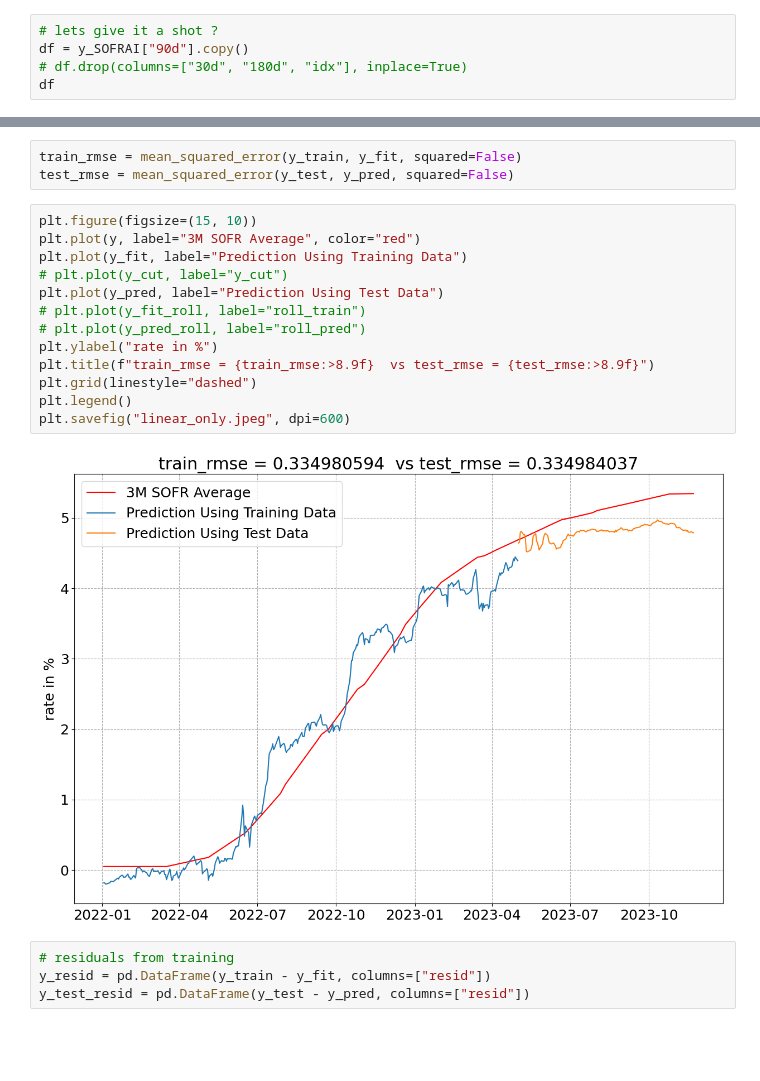
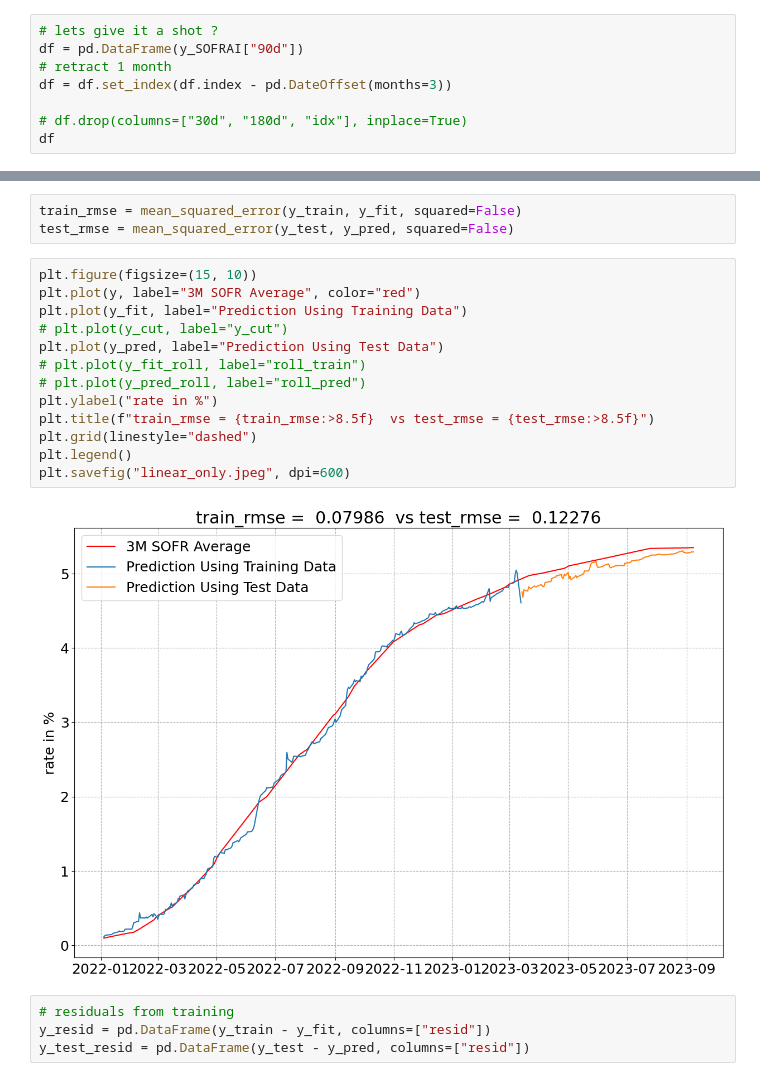
Before and after one commit to kilowiski/qf634_proj, a Jupyter notebook: code/634_fixfeature.ipynb, the cells around one changed output, grey strips where cells are left out. Saved outputs shown, nothing was run; the diff lists cells and outputs as text; blank space fills up the shorter version.

Commit message:
shift data init commit

```diff
--- a/code/634_fixfeature.ipynb
+++ b/code/634_fixfeature.ipynb
@@ -271,7 +271,10 @@ fig.savefig("feature_target.jpeg", dpi=600)
 # Data Concatenate to align time period #
 # %%
 # lets give it a shot ?
-df = y_SOFRAI["90d"].copy()
+df = pd.DataFrame(y_SOFRAI["90d"])
+# retract 1 month
+df = df.set_index(df.index - pd.DateOffset(months=3))
+
 # df.drop(columns=["30d", "180d", "idx"], inplace=True)
 df
 # %% [output]
@@ -590,18 +629,18 @@ test_rmse = mean_squared_error(y_test, y_pred, squared=False)
 # %%
 plt.figure(figsize=(15, 10))
 plt.plot(y, label="3M SOFR Average", color="red")
 plt.plot(y_fit, label="Prediction Using Training Data")
 # plt.plot(y_cut, label="y_cut")
 plt.plot(y_pred, label="Prediction Using Test Data")
 # plt.plot(y_fit_roll, label="roll_train")
 # plt.plot(y_pred_roll, label="roll_pred")
 plt.ylabel("rate in %")
-plt.title(f"train_rmse = {train_rmse:>8.9f}  vs test_rmse = {test_rmse:>8.9f}")
+plt.title(f"train_rmse = {train_rmse:>8.5f}  vs test_rmse = {test_rmse:>8.5f}")
 plt.grid(linestyle="dashed")
 plt.legend()
 plt.savefig("linear_only.jpeg", dpi=600)
 # %% [output]
-[figure, old version]
+[figure, new version]
 # %%
 # residuals from training
 y_resid = pd.DataFrame(y_train - y_fit, columns=["resid"])
```
Also changed, not shown: parts of 28 cells of this notebook, 6 other files.
